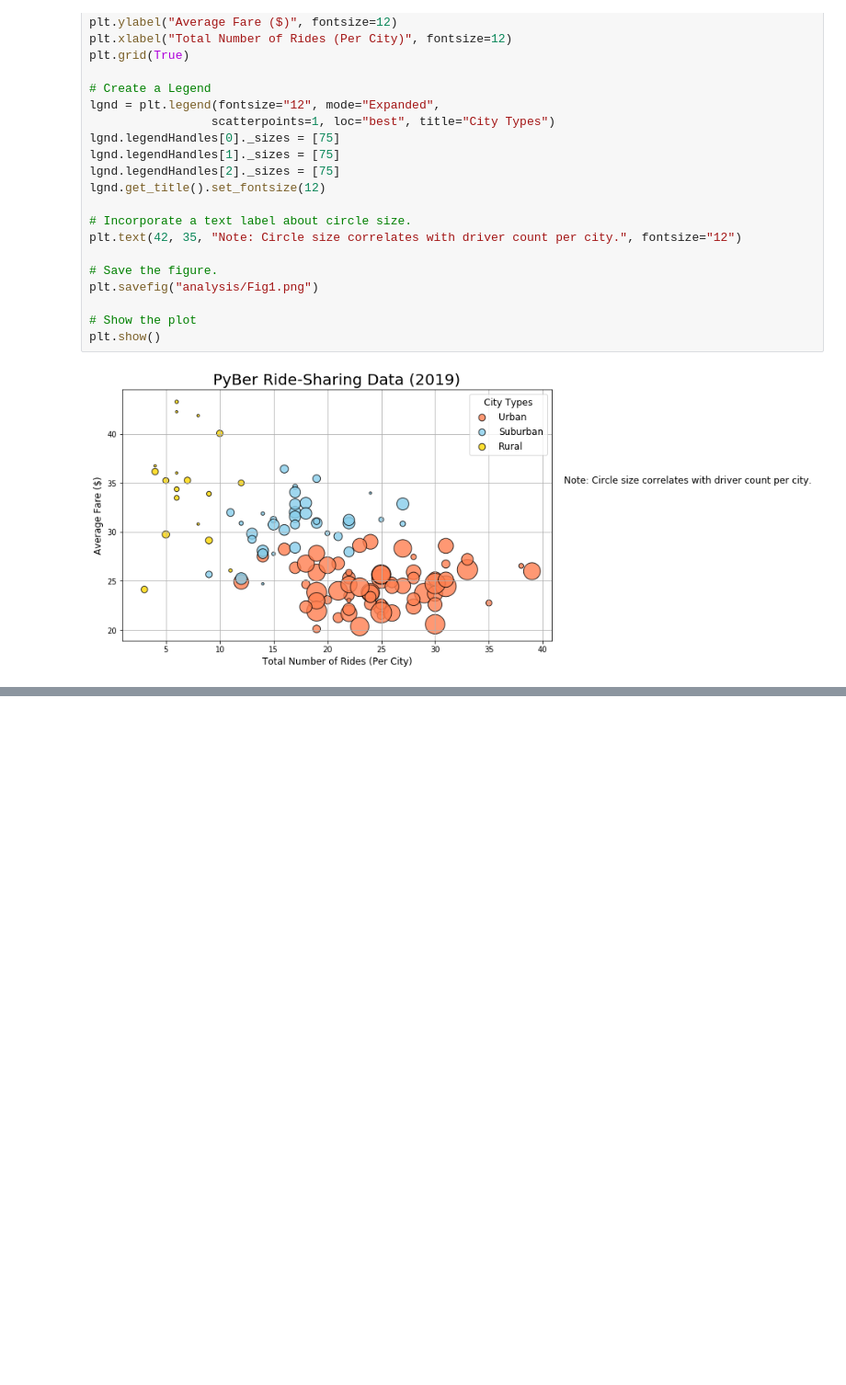
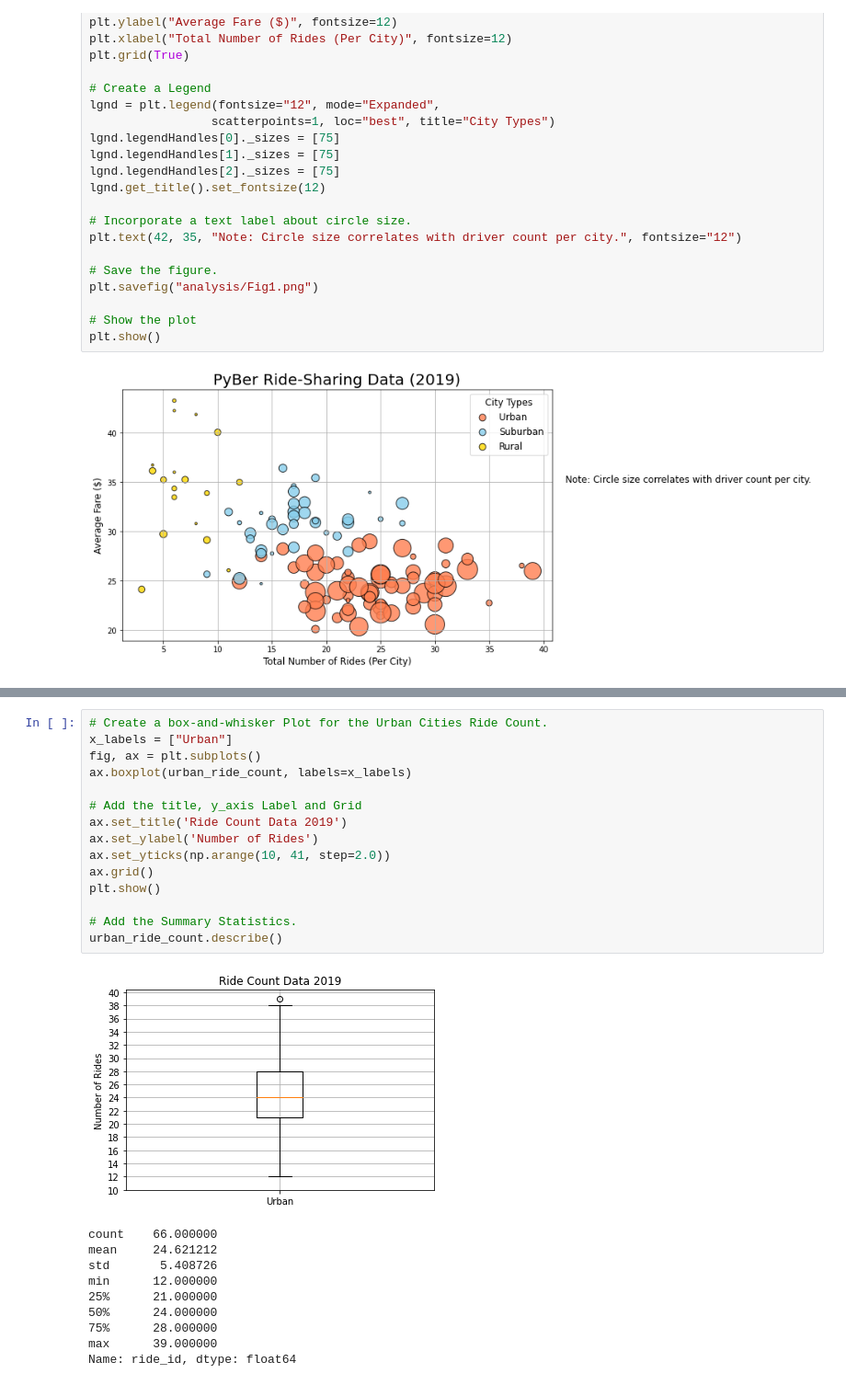
Before and after one commit to Harpritkc/PyBer-Analysis, a Jupyter notebook: PyBer.ipynb, the cells around one changed output, grey strips where cells are left out. Shown at 92% size. Drawn from its saved outputs; the diff is of its cells as text; blank space fills up the shorter version.

```diff
--- a/PyBer.ipynb
+++ b/PyBer.ipynb
@@ -465,0 +984,26 @@ plt.show()
+# %%
+# Create a box-and-whisker Plot for the Urban Cities Ride Count.
+x_labels = ["Urban"]
+fig, ax = plt.subplots()
+ax.boxplot(urban_ride_count, labels=x_labels)
+
+# Add the title, y_axis Label and Grid
+ax.set_title('Ride Count Data 2019')
+ax.set_ylabel('Number of Rides')
+ax.set_yticks(np.arange(10, 41, step=2.0))
+ax.grid()
+plt.show()
+
+# Add the Summary Statistics.
+urban_ride_count.describe()
+# %% [output]
+[figure, added]
+count    66.000000
+mean     24.621212
+std       5.408726
+min      12.000000
+25%      21.000000
+50%      24.000000
+75%      28.000000
+max      39.000000
+Name: ride_id, dtype: float64
```
Also changed, not shown: parts of 83 cells of this notebook, 5 other files.
